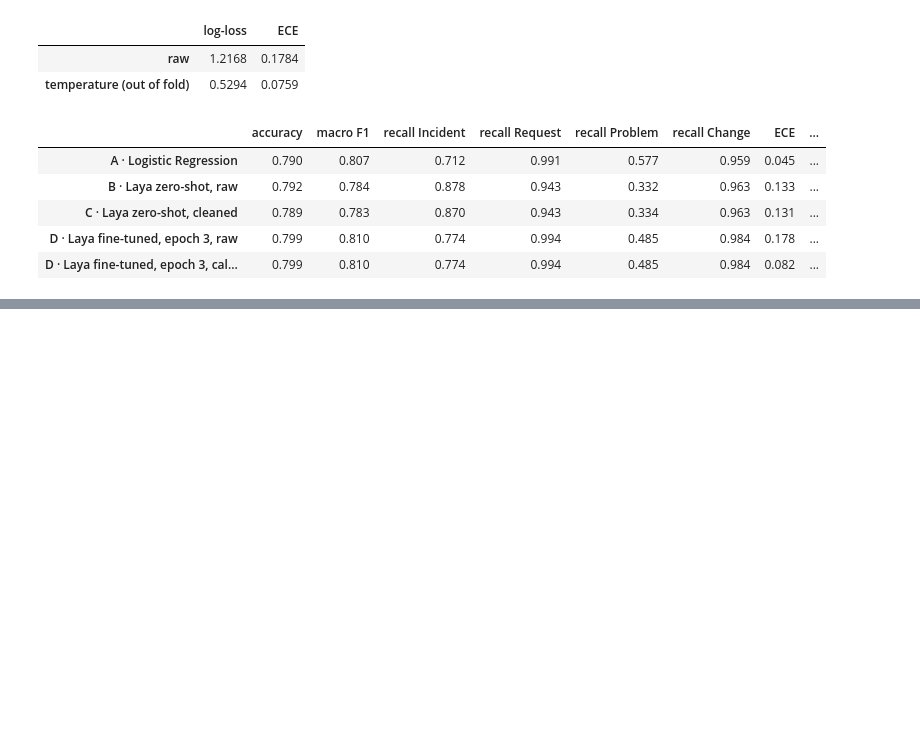
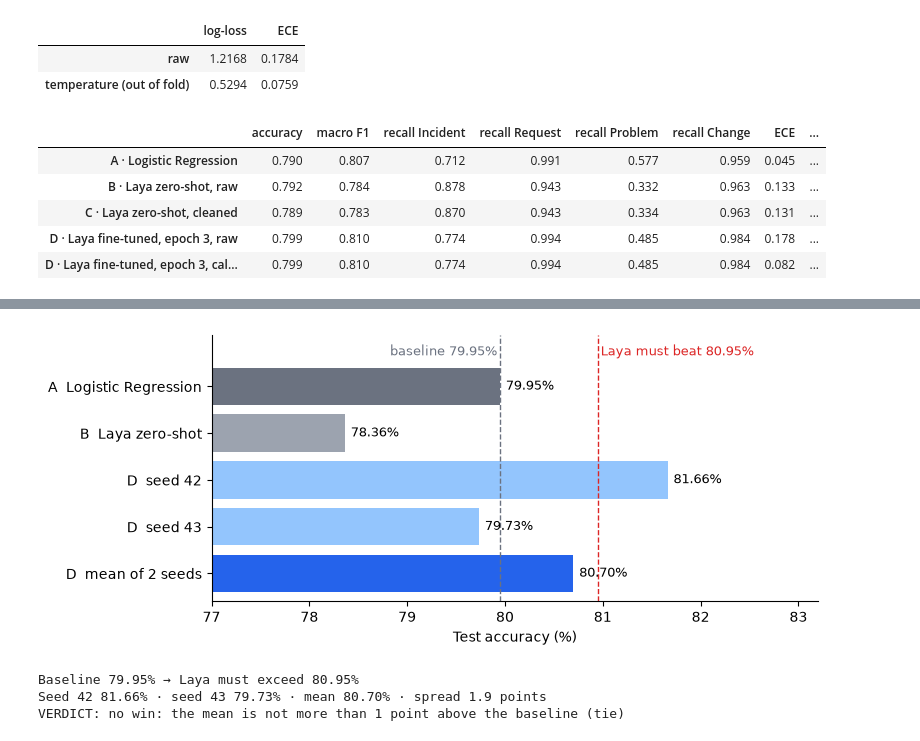
Before and after one commit to karthikiyer365/Live, a Jupyter notebook: laya-discover/laya_classifier.ipynb, the cells around one changed output, grey strips where cells are left out. Saved outputs shown, nothing was run; the diff lists cells and outputs as text; code cells hidden in the pictures; blank space fills up the shorter version.

```diff
--- a/laya-discover/laya_classifier.ipynb
+++ b/laya-discover/laya_classifier.ipynb
@@ -375,0 +537,20 @@ Accuracy 79.9% vs 79.0% — **+0.9 points, inside the noise band: a tie so far.*
+# %%
+# Phase 6 (test): every model on the test set, same score(); the test files were written once by score_test.py
+test_rows = tickets[tickets["split"] == "test"].reset_index(drop=True)
+TEST_FILES = {
+    "A · Logistic Regression":                 "arm_a_lr",
+    "B · Laya zero-shot, raw":                 "arm_b_zeroshot_raw",
+    "D seed 42 · epoch 3, raw":                "arm_d_seed42_epoch3_raw",
+    "D seed 42 · epoch 3, calibrated":         "arm_d_seed42_calibrated",
+    f"D seed 43 · epoch {CHOSEN_43}, raw":        f"arm_d_seed43_epoch{CHOSEN_43}_raw",
+    f"D seed 43 · epoch {CHOSEN_43}, calibrated": "arm_d_seed43_calibrated",
+}
+test_preds = {}
+for name, stem in TEST_FILES.items():
+    p = pd.read_csv(PRED_DIR / f"{stem}_test.csv")
+    check_predictions(p, test_rows)
+    test_preds[name] = p
+test_table = pd.DataFrame({n: score(p) for n, p in test_preds.items()}).T
+assert abs(test_table.loc["A · Logistic Regression", "accuracy"] - 0.7995) < 5e-4, "Model A must reproduce the baseline's test accuracy"
+test_table[["accuracy", "macro F1", "recall Incident", "recall Problem", "ECE",
+            f"auto-routed @{ROUTE_THRESHOLD}", f"accuracy @{ROUTE_THRESHOLD}"]].round(3)
@@ -375,0 +565,41 @@ Accuracy 79.9% vs 79.0% — **+0.9 points, inside the noise band: a tie so far.*
+# %%
+# Phase 6 (chart): test accuracy per model, with the baseline and the win line
+import matplotlib.pyplot as plt
+
+bars = {"A  Logistic Regression": test_table.loc["A · Logistic Regression", "accuracy"],
+        "B  Laya zero-shot": test_table.loc["B · Laya zero-shot, raw", "accuracy"],
+        "D  seed 42": test_table.loc["D seed 42 · epoch 3, raw", "accuracy"],
+        f"D  seed 43": test_table.loc[f"D seed 43 · epoch {CHOSEN_43}, raw", "accuracy"]}
+bars["D  mean of 2 seeds"] = (bars["D  seed 42"] + bars["D  seed 43"]) / 2
+names, vals = list(bars), [v * 100 for v in bars.values()]
+base = vals[0]
+
+fig, ax = plt.subplots(figsize=(8, 3.4))
+ax.barh(names[::-1], vals[::-1], color=["#2563eb", "#93c5fd", "#93c5fd", "#9ca3af", "#6b7280"])
+ax.axvline(base, color="#6b7280", ls="--", lw=1)
+ax.axvline(base + 1, color="#dc2626", ls="--", lw=1)
+ax.text(base + 1.03, 4.75, f"Laya must beat {base + 1:.2f}%", color="#dc2626", fontsize=9, va="center")
+ax.text(base - 0.03, 4.75, f"baseline {base:.2f}%", color="#6b7280", fontsize=9, va="center", ha="right")
+for y, v in enumerate(vals[::-1]):
+    ax.text(v + 0.06, y, f"{v:.2f}%", va="center", fontsize=9)
+ax.set_xlim(77, 83.2)
+ax.set_ylim(-0.6, 5.1)
+ax.set_xlabel("Test accuracy (%)")
+ax.spines[["top", "right"]].set_visible(False)
+plt.tight_layout()
+plt.show()
+# %% [output]
+[figure, added]
+# %%
+# Phase 6 (decision): the rule fixed before training: Laya wins only if its accuracy beats the baseline's by MORE than 1 point
+acc_a = test_table.loc["A · Logistic Regression", "accuracy"]
+seed_acc = {s: test_table.loc[n, "accuracy"] for s, n in [(42, "D seed 42 · epoch 3, raw"), (43, f"D seed 43 · epoch {CHOSEN_43}, raw")]}
+mean_d = np.mean(list(seed_acc.values()))
+line = acc_a + TIE_TOLERANCE
+print(f"Baseline {acc_a:.2%} → Laya must exceed {line:.2%}")
+print(f"Seed 42 {seed_acc[42]:.2%} · seed 43 {seed_acc[43]:.2%} · mean {mean_d:.2%} · spread {abs(seed_acc[42] - seed_acc[43]) * 100:.1f} points")
+print("VERDICT:", "Laya wins" if mean_d > line else "no win: the mean is not more than 1 point above the baseline (tie)")
+# %% [output]
+Baseline 79.95% → Laya must exceed 80.95%
+Seed 42 81.66% · seed 43 79.73% · mean 80.70% · spread 1.9 points
+VERDICT: no win: the mean is not more than 1 point above the baseline (tie)
```
Also changed, not shown: parts of 39 cells of this notebook, 20 other files.
